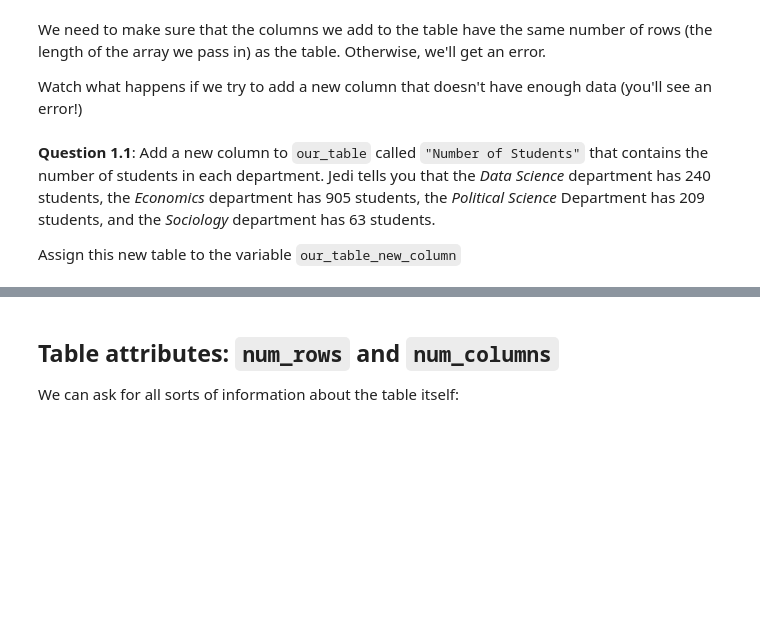
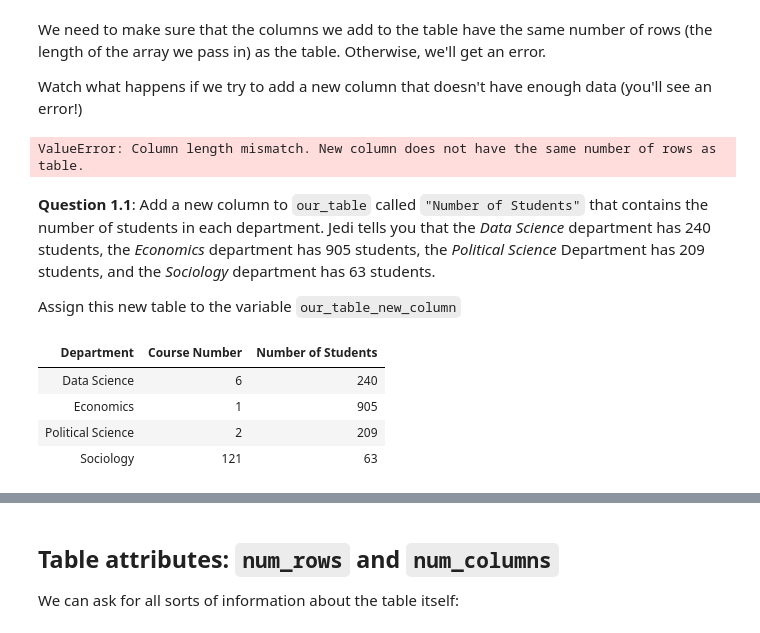
Before and after one commit to data-6-berkeley/materials-fa24, a Jupyter notebook: labs/lab03/lab03.ipynb, the cells around one changed output, grey strips where cells are left out. Drawn from its saved outputs; the diff is of its cells as text; code cells hidden in the pictures; blank space fills up the shorter version.

```diff
--- a/labs/lab03/lab03.ipynb
+++ b/labs/lab03/lab03.ipynb
@@ -50,8 +52,6 @@ An example call to `with_columns` looks like: `my_tbl.with_columns("My New Colum
 
 Run the cell below to see how we can add multiple columns into `our_table`.
 # %%
-our_table = our_table.with_columns(
-    "Department", make_array("Data Science", "Economics", "Political Science", "Sociology"),
-    "Course Number", make_array(6, 1, 2, 121)
-)
+our_table = our_table.with_columns("Department", make_array("Data Science", "Economics", "Political Science", "Sociology"),
+                                   "Course Number", make_array(6, 1, 2, 121))
 our_table
@@ -61,15 +67,23 @@ We need to make sure that the columns we add to the table have the same number o
 Watch what happens if we try to add a new column that doesn't have enough data (you'll see an error!)
 # %%
 # Just run this cell
-our_table.with_columns("Too Few Rows", make_array(1, 2, 3))
+our_table.with_columns("Too Few Rows", make_array(1, 2, 4))
+# %% [output]
+ValueError: Column length mismatch. New column does not have the same number of rows as table.
 # %% [markdown]
 **Question 1.1**: Add a new column to `our_table` called `"Number of Students"` that contains the number of students in each department. Jedi tells you that the *Data Science* department has 240 students, the *Economics* department has 905 students, the *Political Science* Department has 209 students, and the *Sociology* department has 63 students.
 
 Assign this new table to the variable `our_table_new_column`
 # %%
 # Our table has 4 rows, so our new column needs an array with 4 items, 1 for each row
-students_array = ...
-our_table_new_column = ...
+students_array = make_array(240, 905, 209, 63)
+our_table_new_column = our_table.with_column("Number of Students", students_array)
 our_table_new_column
+# %% [output]
+| Department | Course Number | Number of Students |
+| Data Science | 6 | 240 |
+| Economics | 1 | 905 |
+| Political Science | 2 | 209 |
+| Sociology | 121 | 63 |
 # %%
 grader.check("q1_1")
```
Also changed, not shown: parts of 22 cells of this notebook.
